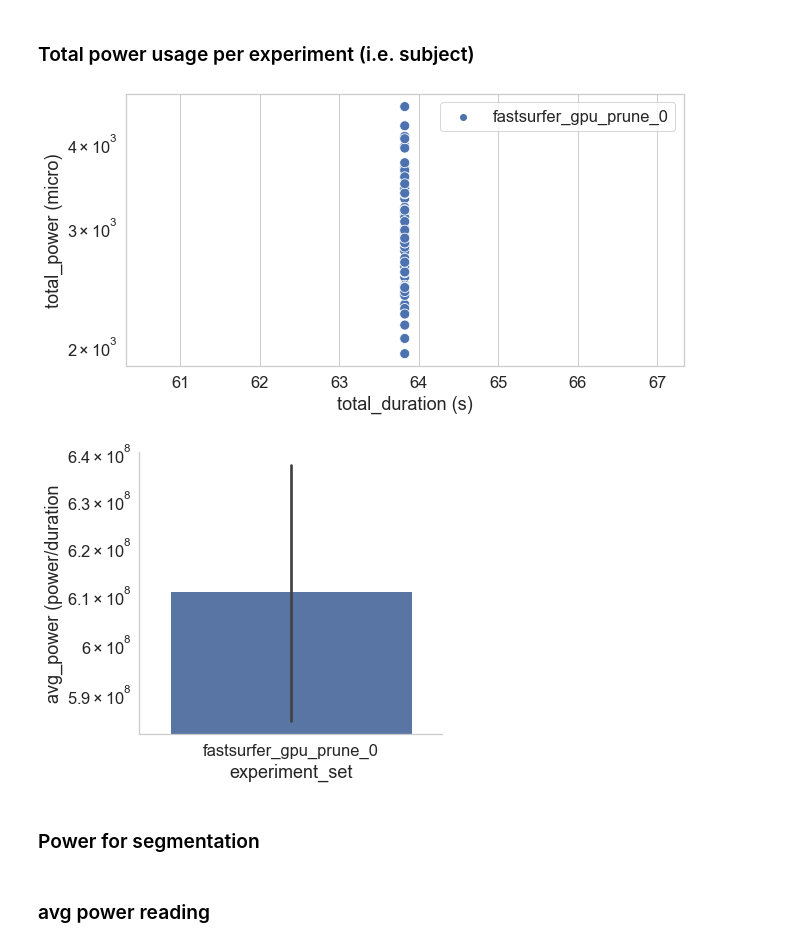
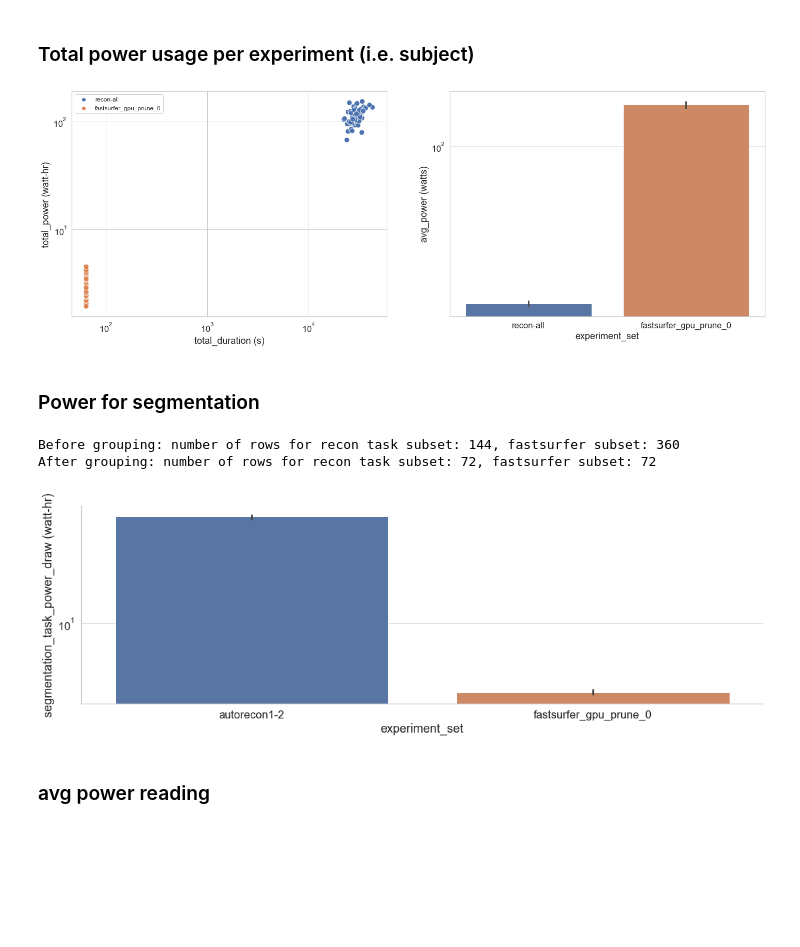
Before and after one commit to neurodatascience/watts_up_compute, a Jupyter notebook: notebooks/10_impact_tracker_dashboard.ipynb, the cells around one changed output. Cells and saved outputs as stored; diff of their text form; code cells hidden in the pictures; blank space fills up the shorter version.

```diff
--- a/notebooks/10_impact_tracker_dashboard.ipynb
+++ b/notebooks/10_impact_tracker_dashboard.ipynb
@@ -259,17 +114,17 @@ def collate_tracker_data(tracker_log_dir, exp_list, use_cuda, read_flops=True):
 # %%
-save_perf = True
+save_perf = False
 
 subject_df = pd.read_csv(subject_lists)
 subject_ids = subject_df['eid']
 
-ignore_subjects = {1009760}
+ignore_subjects = {0} #{1009760}
 subject_ids = list(set(subject_ids) - ignore_subjects)
 
 print('Found {} subjects'.format(len(subject_ids)))
 
 experiment_sets = {
-                   'recon-all':(preproc_results_dir + 'ukb/', False), # log_dir, use_cuda
-                #    'fastsurfer_gpu_prune_0':(fastsurfer_results_dir + 'ukb/gpu/', True) # log_dir, use_cuda
+                #    'recon-all':(preproc_results_dir + 'ukb/', False), # log_dir, use_cuda
+                   'fastsurfer_gpu_prune_0':(fastsurfer_results_dir + 'ukb/gpu/prune_0/', True) # log_dir, use_cuda
                   }
 
 for exp_name, exp_config in experiment_sets.items():
@@ -347,28 +184,23 @@ for exp_name, exp_config in experiment_sets.items():
 # %%
 plot_df = tracker_summary_df_concat_exp_set.copy()
 plot_df['total_duration (s)'] = plot_df['total_duration'] * 3600
-plot_df['total_power (micro)'] = plot_df['total_power'] * (10**6)
-plot_df['avg_power (power/duration'] = plot_df['total_power'] * (10**6) / plot_df['total_duration'] * 3600
-
+plot_df['total_power (watt-hr)'] = plot_df['total_power'] * 1000
+plot_df['avg_power (watts)'] = 1000 * plot_df['total_power'] / plot_df['total_duration']
 
 sns.set(font_scale = 1.5)
+with sns.axes_style("whitegrid"):
+    fig, axes = plt.subplots(1,2, figsize=(24,8),sharex=False,sharey=False)
+    ax = axes[0]
+    g = sns.scatterplot(y='total_power (watt-hr)', x='total_duration (s)', hue='experiment_set', s=100, data=plot_df, ax=ax)
+    g.set(xscale='log',yscale='log')
+    g.legend(fontsize=12)
 
-# with sns.axes_style("whitegrid"):
-    # g = sns.catplot(y='total_power', x='experiment_set', data=plot_df, kind='bar',aspect=3)
-
-
-with sns.axes_style("whitegrid"):
-    fig, axes = plt.subplots(figsize=(10,5),sharex=False,sharey=False)
-    g = sns.scatterplot(y='total_power (micro)', x='total_duration (s)', hue='experiment_set', s=100, data=plot_df)
+    ax = axes[1]
+    g = sns.barplot(y='avg_power (watts)', x='experiment_set', data=plot_df, ax=ax)
+    # g.set_xticklabels(g.get_xticklabels(),rotation=50,fontsize=12)
     g.set(yscale='log')
-    g.legend(loc=0)
-
-with sns.axes_style("whitegrid"):
-    g = sns.catplot(y='avg_power (power/duration', x='experiment_set', kind='bar', data=plot_df)
-    g.set(yscale='log')
 # %% [output]
-[figure, old version]
+[figure, new version]
-[figure, removed]
 # %% [markdown]
 ### Power for segmentation
 # %%
@@ -377,20 +209,23 @@ fastsurfer_df = flops_df_concat_exp_set[flops_df_concat_exp_set['experiment_set'
 print('Before grouping: number of rows for recon task subset: {}, fastsurfer subset: {}'.format(len(recon_df),len(fastsurfer_df)))
 
 recon_df = recon_df.groupby(['experiment_name']).sum().reset_index()
-recon_df['experiment_set'] = 'recon-all'
+recon_df['experiment_set'] = 'autorecon1-2'
 
 fastsurfer_df = fastsurfer_df.groupby(['experiment_name']).sum().reset_index()
 fastsurfer_df['experiment_set'] = 'fastsurfer_gpu_prune_0'
 print('After grouping: number of rows for recon task subset: {}, fastsurfer subset: {}'.format(len(recon_df),len(fastsurfer_df)))
 
-
 plot_df = recon_df.append(fastsurfer_df)
-plot_df['segmentation_task_power_draw'] = plot_df['epoch_power_draw']
+plot_df['segmentation_task_power_draw (watt-hr)'] = plot_df['power']*1000
 
 sns.set(font_scale = 1.5)
-
 with sns.axes_style("whitegrid"):
-    g = sns.catplot(y='segmentation_task_power_draw', x='experiment_set', data=plot_df, kind='bar',aspect=3)
+    g = sns.catplot(y='segmentation_task_power_draw (watt-hr)', x='experiment_set', data=plot_df, kind='bar',aspect=3)
+    g.set(yscale='log')
+# %% [output]
+Before grouping: number of rows for recon task subset: 144, fastsurfer subset: 360
+After grouping: number of rows for recon task subset: 72, fastsurfer subset: 72
+[figure, added]
 # %% [markdown]
 ### avg power reading
 # %%
```
Also changed, not shown: parts of 21 cells of this notebook, 3 other files.
